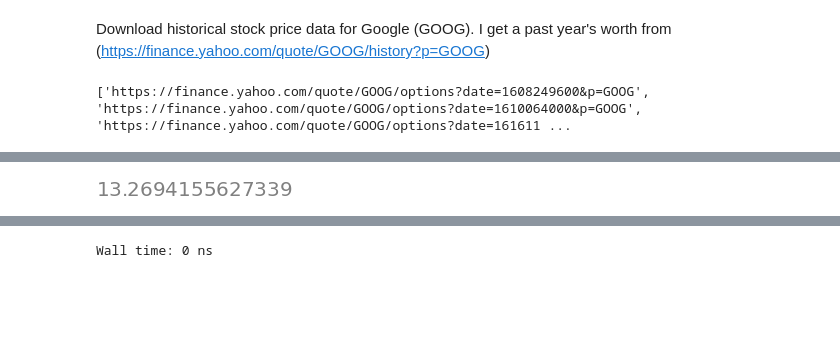
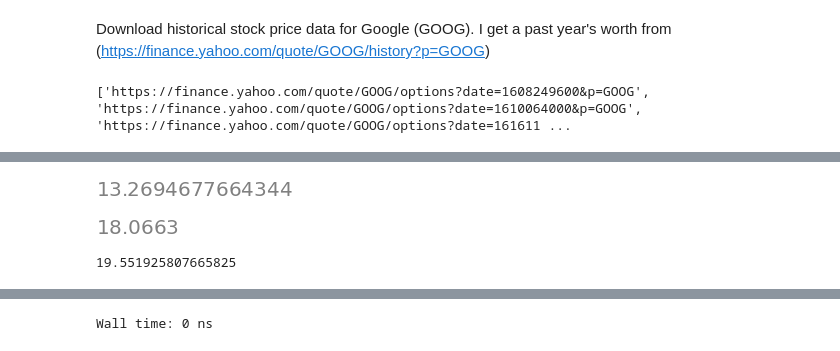
Before and after one commit to Maosef/options_pricing, a Jupyter notebook: option pricing active_clean.ipynb, the cells around one changed output, grey strips where cells are left out. Drawn from its saved outputs; the diff is of its cells as text; code cells hidden in the pictures; blank space fills up the shorter version.

```diff
--- a/option pricing active_clean.ipynb
+++ b/option pricing active_clean.ipynb
@@ -90,15 +92,21 @@ print(options_data_path)
 options_data = []
 for i,x in enumerate(options_data_path):
     options_df_list = pd.read_html(x)
+    collection_date = str(datetime.now().date() - timedelta(days=1))
+    data_path1 = "price_data/{}/{}_{}_calls.csv".format(collection_date, ticker, expiration_timestamp[i])
+    data_path = "price_data/{}/{}_{}_puts.csv".format(collection_date, ticker, expiration_timestamp[i])
+    options_df_list[0] = pd.read_csv(data_path1)
+    options_df_list[1] = pd.read_csv(data_path)
     options_data.append(options_df_list) # returns two dataframes, for calls and puts
-    collection_date = str(datetime.now().date())
-    save_path = "price_data/{}".format(collection_date)
-    if not os.path.exists(save_path):
-        os.makedirs(save_path)
-    options_df_list[0].to_csv("price_data/{}/{}_{}_calls.csv".format(collection_date, ticker, expiration_timestamp[i]))
-    options_df_list[1].to_csv("price_data/{}/{}_{}_puts.csv".format(collection_date, ticker, expiration_timestamp[i]))
+#    collection_date = str(datetime.now().date())
+#    save_path = "price_data/{}".format(collection_date)
+#    if not os.path.exists(save_path):
+#        os.makedirs(save_path)
+#    options_df_list[0].to_csv("price_data/{}/{}_{}_calls.csv".format(collection_date, ticker, expiration_timestamp[i]))
+#    options_df_list[1].to_csv("price_data/{}/{}_{}_puts.csv".format(collection_date, ticker, expiration_timestamp[i]))
+#    time.sleep(1)
 
-    time.sleep(1)
+options_data
 
 calls_df = []
 puts_df = []
@@ -195,7 +199,8 @@ def black_scholes(S, K, T, r, sigma, option_type):
 
 # get the (num days to expiration) / (trading days in a year)
 def get_time_to_expiration(expiration_datetime_utc):
-    return (expiration_datetime_utc - datetime.now(timezone.utc)).days / 252
+    # 9am market open on NYSE
+    return (expiration_datetime_utc - datetime(2020, 12,7,hour=2, tzinfo=timezone.utc)).days / 252
 # %%
 # 4
 
@@ -254,0 +236,6 @@ for i in range(0,5):
+# %%
+## numpy doesnt support decimal
+
+def float2dec(value):
+    # "Convert `value` to Decimal cents."
+    return Decimal(value).quantize(Decimal('0.00001'))
@@ -287,18 +360,41 @@ def price_american_binomial_tree(S0, K, T, r, sig, payoff='call', N = 8000):
+# %%
+# 6
+
+## test the code
+
+S0=100.0    # spot stock price
+K=100.0     # strike
+T=1.0       # maturity
+r=0.1       # risk free rate
+sig=0.2     # diffusion coefficient or volatility
+
+
+price_american_binomial_tree(S0, K, T, r, sig, payoff='call', N = 10000)
+# %% [output]
+[figure, added]
 # %%
-## test the code
+## test the code with more accuracy
 
 S0=100.0    # spot stock price
 K=100.0     # strike
 T=1.0       # maturity
 r=0.1       # risk free rate
 sig=0.2     # diffusion coefficient or volatility
+             # number of periods or number of time steps
 
-N = 25000              # number of periods or number of time steps
-payoff = "put"        # payoff
-
-price_american_binomial_tree(S0, K, T, r, sig, payoff='call', N = 8000)
+accurate_price_american_binomial_tree(S0, K, T, r, sig, payoff='call', N = 10000)
 # %% [output]
-[figure, old version]
+[figure, new version]
+# %%
+S0=100.0    # spot stock price
+K=100.0     # strike
+T=1.0       # maturity
+r=0.1       # risk free rate
+sig=0.2     # diffusion coefficient or volatility
+call_expected = black_scholes(S0, K, T, r, sigma, option_type='call')
+print(call_expected)
+# %% [output]
+19.551925807665825
 # %%
 # plot as we vary N
 
```
Also changed, not shown: parts of 36 cells of this notebook.
